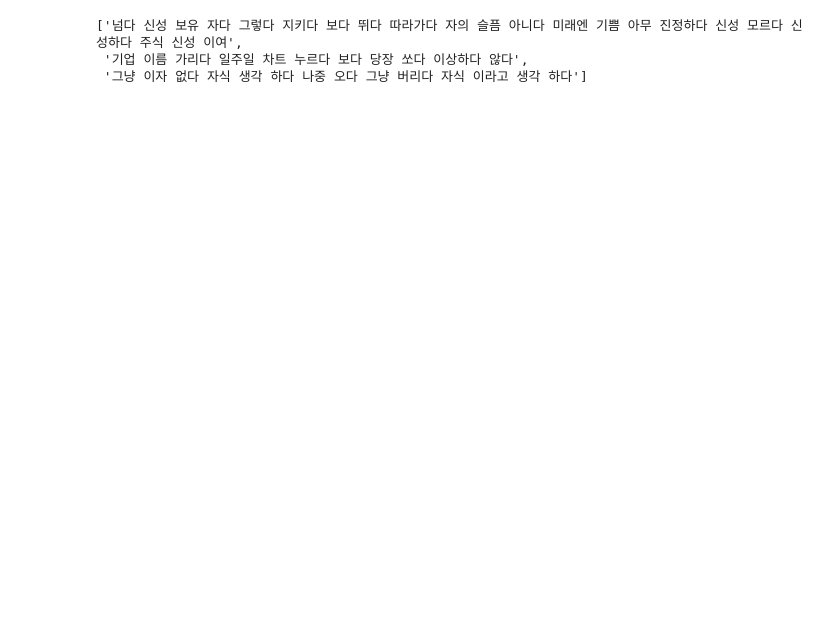
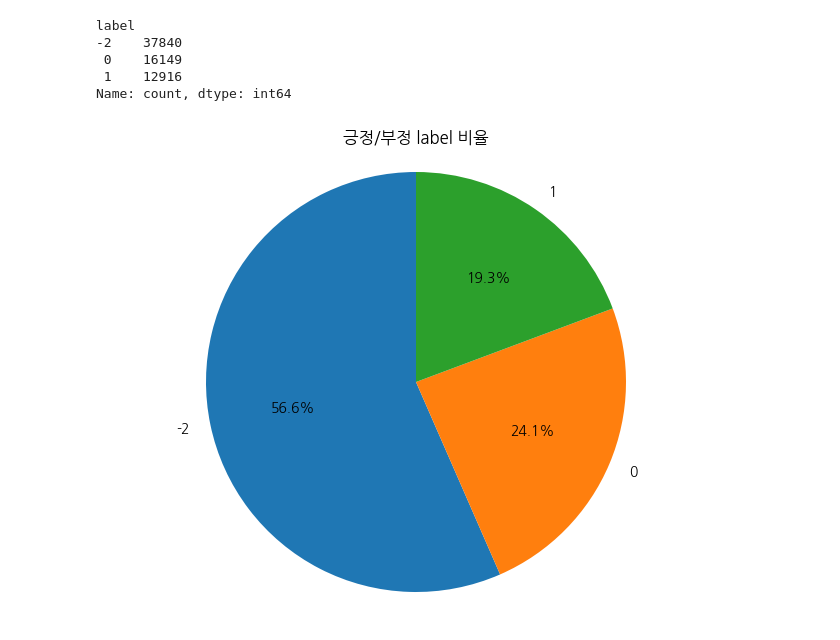
Before and after one commit to june2598/pythonstudy, a Jupyter notebook: project/community/모델학습.ipynb, the cells around one changed output. Saved outputs shown, nothing was run; the diff lists cells and outputs as text; code cells hidden in the pictures; blank space fills up the shorter version.

```diff
--- a/project/community/모델학습.ipynb
+++ b/project/community/모델학습.ipynb
@@ -116,6 +43,0 @@ X_train = train_data['내용_토큰'].tolist()
-# %%
-X_train[:3]
-# %% [output]
-['넘다 신성 보유 자다 그렇다 지키다 보다 뛰다 따라가다 자의 슬픔 아니다 미래엔 기쁨 아무 진정하다 신성 모르다 신성하다 주식 신성 이여',
- '기업 이름 가리다 일주일 차트 누르다 보다 당장 쏘다 이상하다 않다',
- '그냥 이자 없다 자식 생각 하다 나중 오다 그냥 버리다 자식 이라고 생각 하다']
@@ -123,0 +44,22 @@ X_test = test_data['내용_토큰'].tolist()
+# %%
+result2 = result2.drop_duplicates(subset=['내용_토큰'])
+# %%
+result2['label'].value_counts()
+# %% [output]
+label
+-2    37840
+ 0    16149
+ 1    12916
+Name: count, dtype: int64
+# %%
+# label 열의 값 개수 세기
+label_counts = result2['label'].value_counts()
+# %%
+# 파이차트 그리기
+plt.figure(figsize=(8, 6))
+plt.pie(label_counts, labels=label_counts.index, autopct='%1.1f%%', startangle=90)
+plt.title('긍정/부정 label 비율')
+plt.axis('equal')  # 원형으로 만들기
+plt.show()
+# %% [output]
+[figure, added]
```
Also changed, not shown: parts of 94 cells of this notebook, 42 other files.
